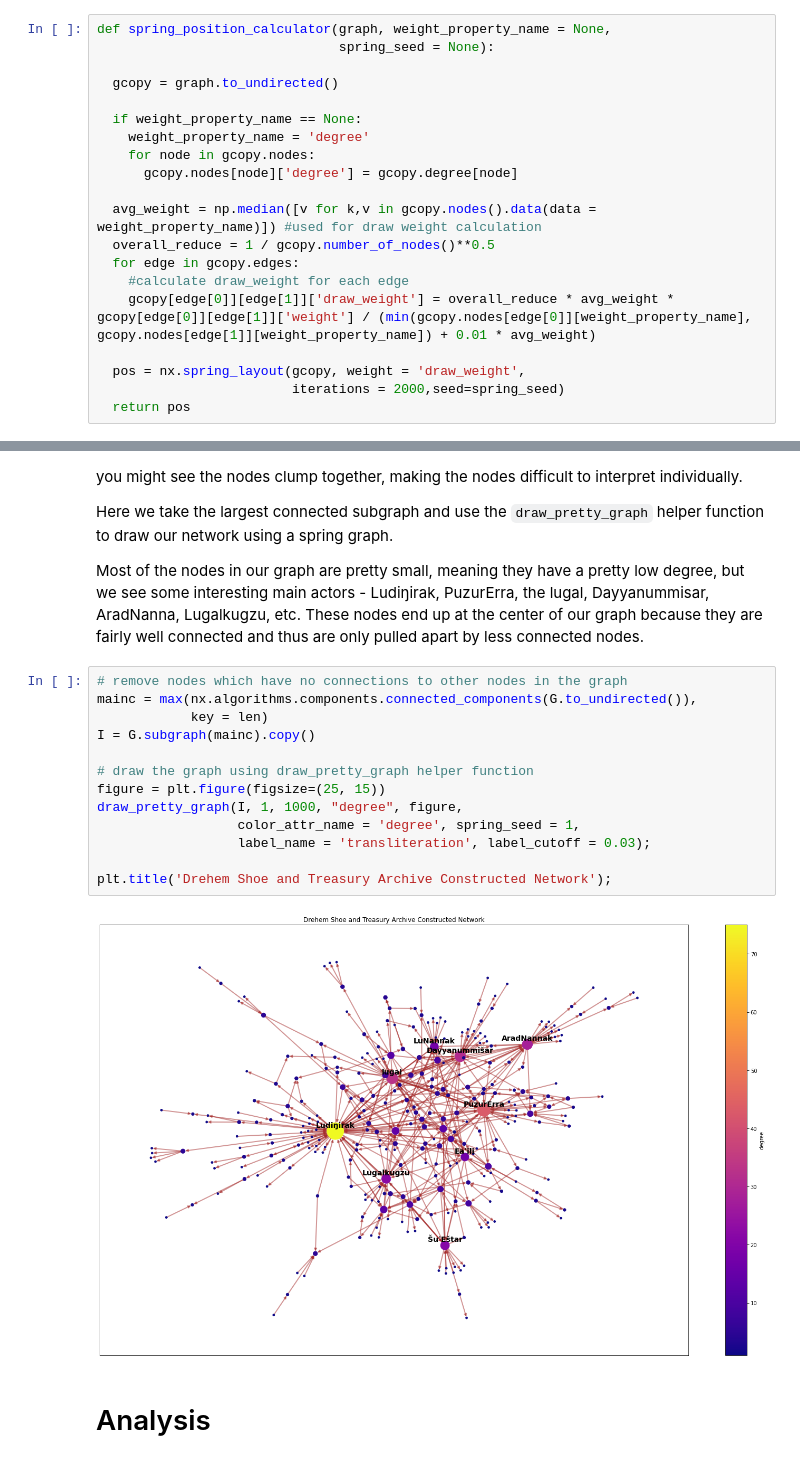
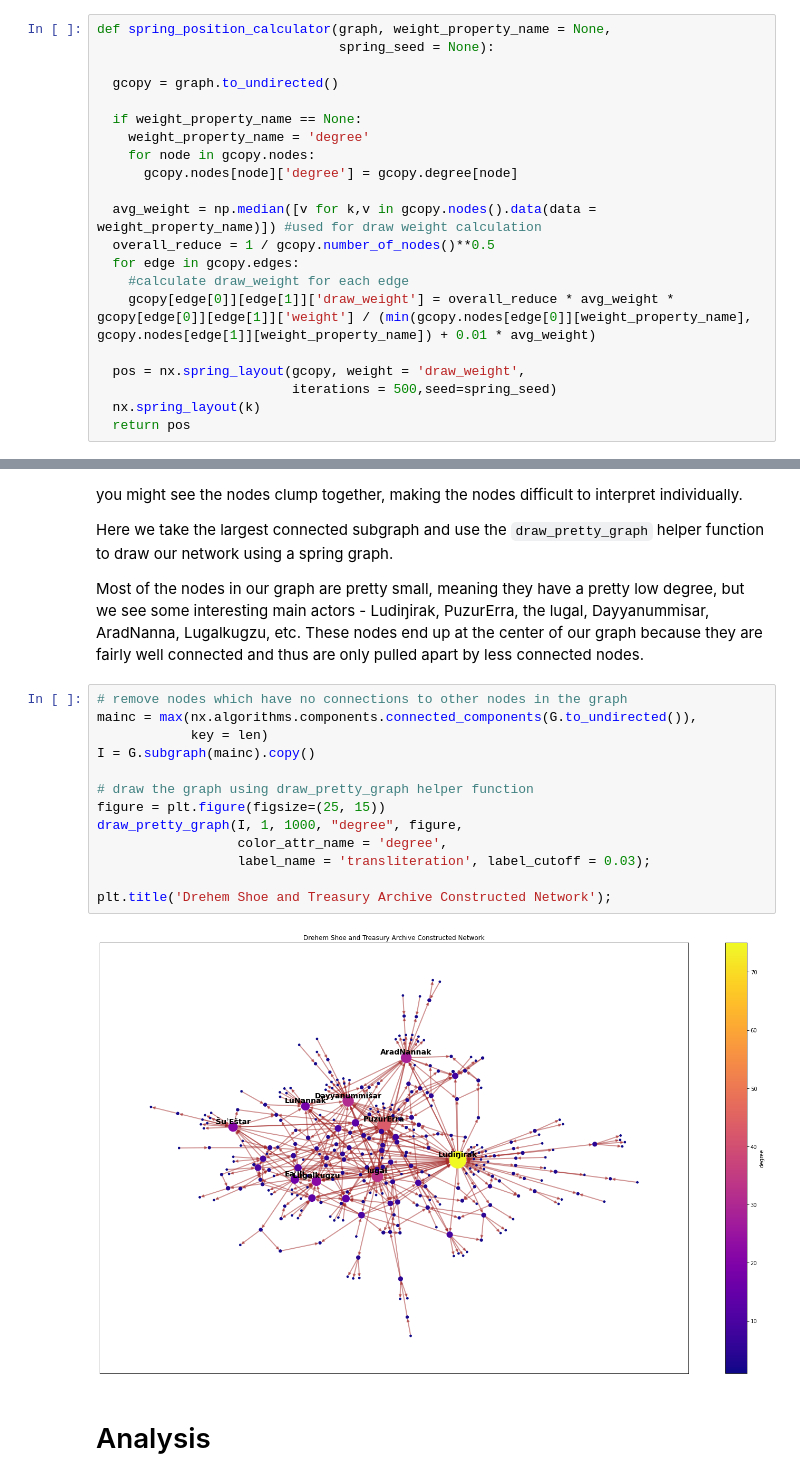
Before and after one commit to sumeriannetwork/NetworkX-graphs, a Jupyter notebook: NetworkX_Tutorial.ipynb, the cells around one changed output, grey strips where cells are left out. Cells and saved outputs as stored; diff of their text form.

```diff
--- a/NetworkX_Tutorial.ipynb
+++ b/NetworkX_Tutorial.ipynb
@@ -153,7 +153,8 @@ def spring_position_calculator(graph, weight_property_name = None,
     gcopy[edge[0]][edge[1]]['draw_weight'] = overall_reduce * avg_weight * gcopy[edge[0]][edge[1]]['weight'] / (min(gcopy.nodes[edge[0]][weight_property_name], gcopy.nodes[edge[1]][weight_property_name]) + 0.01 * avg_weight)
 
   pos = nx.spring_layout(gcopy, weight = 'draw_weight',
-                         iterations = 2000,seed=spring_seed)
+                         iterations = 500,seed=spring_seed)
+  nx.spring_layout(k)
   return pos
 # %% [markdown]
 This helper function draws a pretty graph which we default to be a spring graph using some arguments which allow us to determine the size of the nodes and which metric we will color code the nodes with.
@@ -236,18 +237,18 @@ Most of the nodes in our graph are pretty small, meaning they have a pretty low
 # %%
 # remove nodes which have no connections to other nodes in the graph
 mainc = max(nx.algorithms.components.connected_components(G.to_undirected()),
             key = len)
 I = G.subgraph(mainc).copy()
 
 # draw the graph using draw_pretty_graph helper function
 figure = plt.figure(figsize=(25, 15))
 draw_pretty_graph(I, 1, 1000, "degree", figure,
-                  color_attr_name = 'degree', spring_seed = 1,
+                  color_attr_name = 'degree',
                   label_name = 'transliteration', label_cutoff = 0.03);
 
 plt.title('Drehem Shoe and Treasury Archive Constructed Network');
 # %% [output]
-[figure, old version]
+[figure, new version]
 # %% [markdown]
 # Analysis
 # %% [markdown]
```
Also changed, not shown: parts of 4 cells of this notebook.
